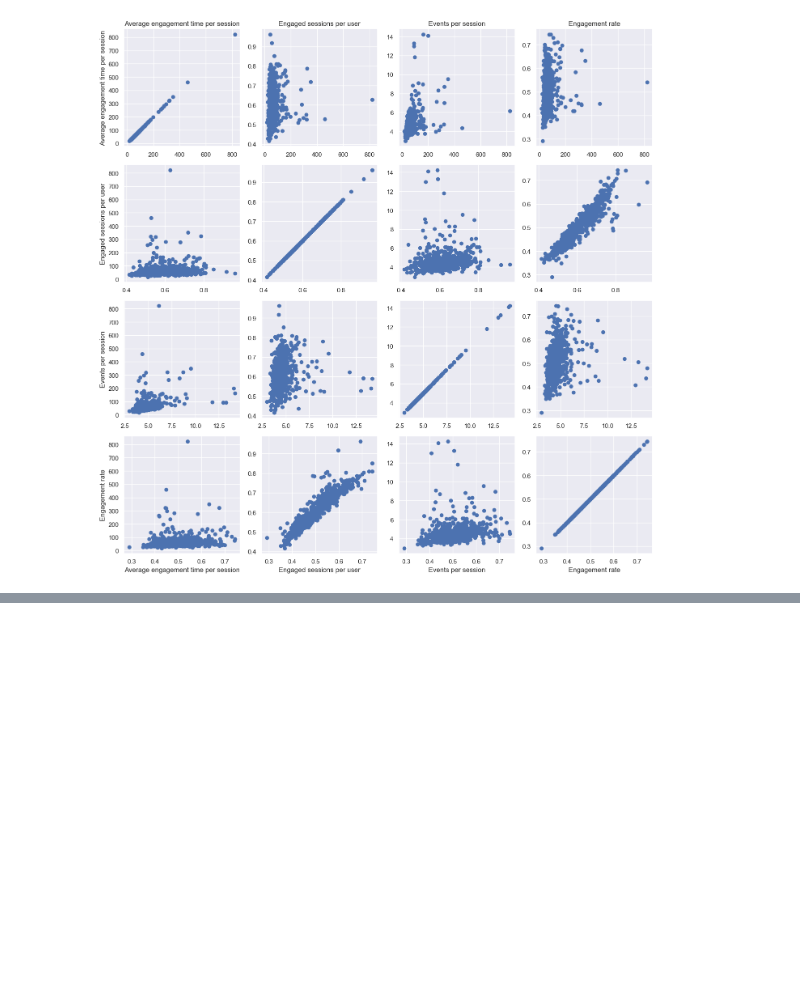
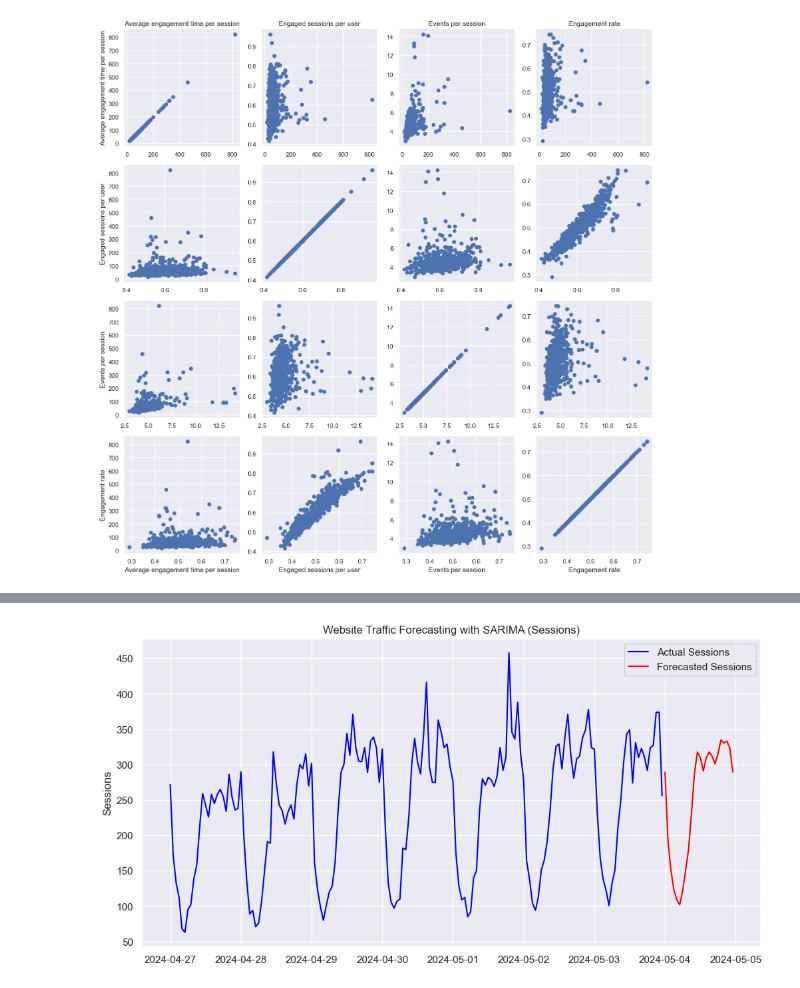
Before and after one commit to lucaslulucaslu/Data-Science-Practice-Projects, a Jupyter notebook: 15. Website performance Analysis/website performance analysis.ipynb, the cells around one changed output, grey strips where cells are left out. Drawn from its saved outputs; the diff is of its cells as text; code cells hidden in the pictures; blank space fills up the shorter version.

```diff
--- a/15. Website performance Analysis/website performance analysis.ipynb
+++ b/15. Website performance Analysis/website performance analysis.ipynb
@@ -72,0 +104,17 @@ plt.show()
+# %%
+seasonal_period=24
+sarima_model=SARIMAX(sessions,order=(1,1,1),seasonal_order=(1,1,1,seasonal_period))
+sarima_model_fit=sarima_model.fit()
+# %%
+sarima_forecast = sarima_model_fit.forecast(steps=24)
+# %%
+plt.figure(figsize=(12, 6))
+plt.plot( sessions[-24*7:], label='Actual Sessions', color='blue')  # last week data
+plt.plot(sarima_forecast, label='Forecasted Sessions', color='red')
+plt.title('Website Traffic Forecasting with SARIMA (Sessions)')
+plt.ylabel('Sessions')
+plt.legend()
+plt.grid(True)
+plt.show()
+# %% [output]
+[figure, added]
```
Also changed, not shown: parts of 8 cells of this notebook.
